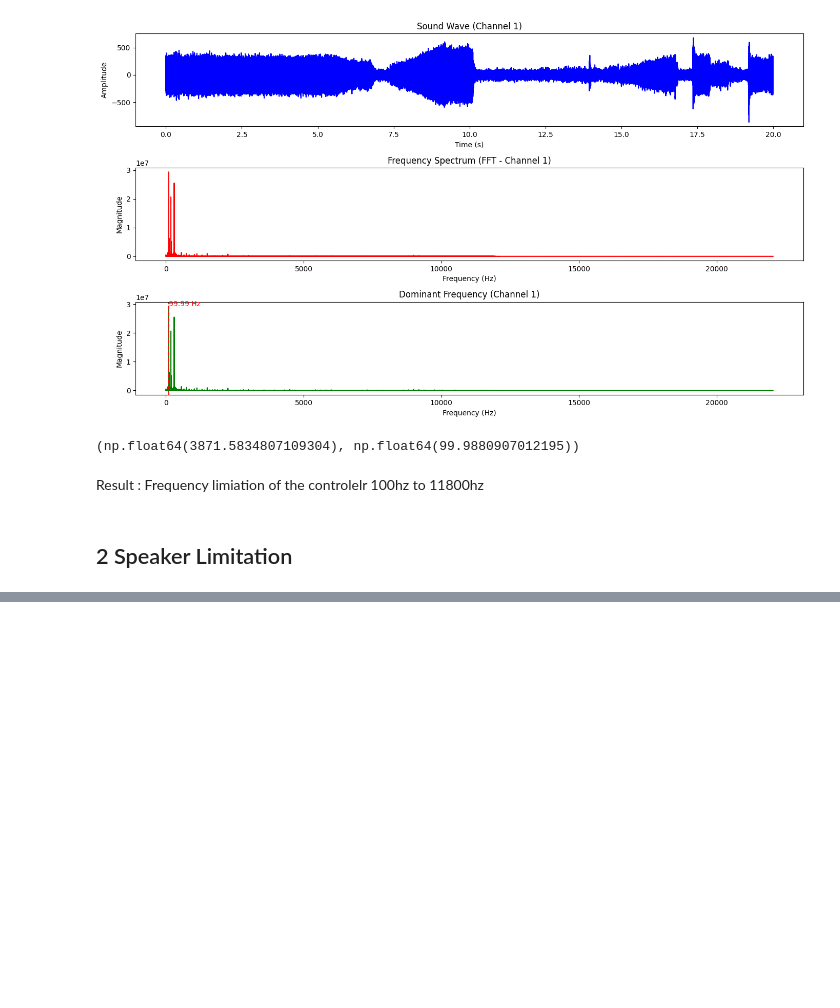
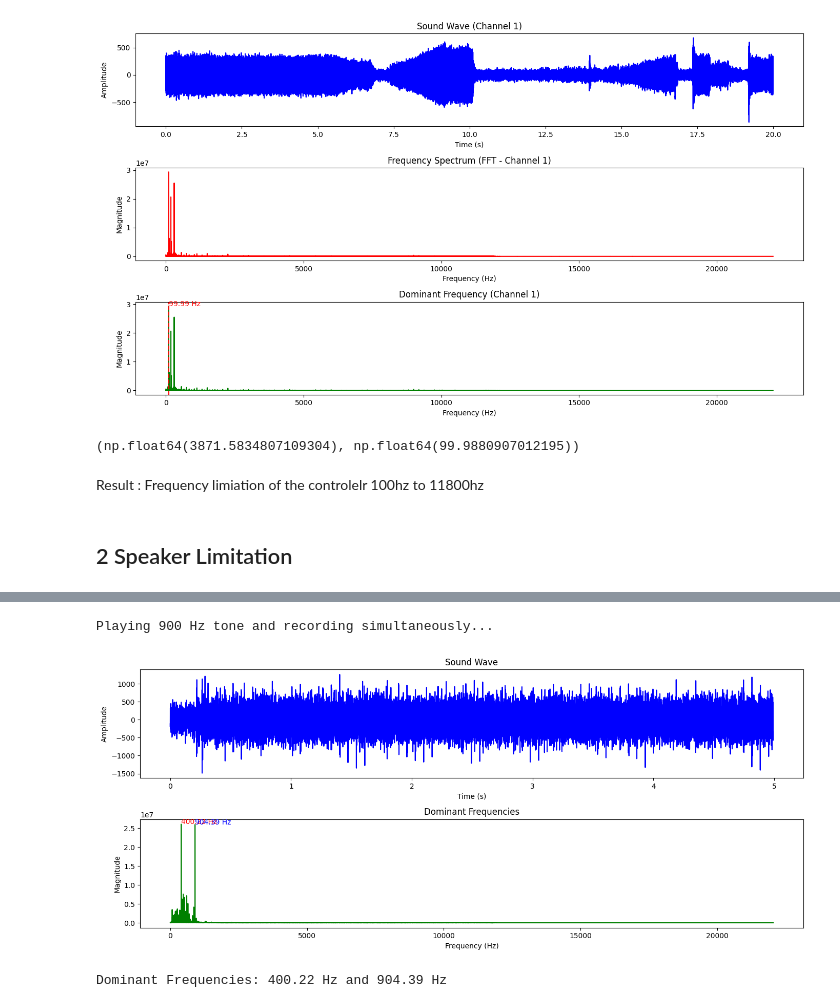
Before and after one commit to wayne-xyz/dualsense-rpi-demo, a Jupyter notebook: audio_inves/audio_invs.ipynb, the cells around one changed output, grey strips where cells are left out. Saved outputs shown, nothing was run; the diff lists cells and outputs as text; code cells hidden in the pictures; blank space fills up the shorter version.

```diff
--- a/audio_inves/audio_invs.ipynb
+++ b/audio_inves/audio_invs.ipynb
@@ -174,0 +570,8 @@ Result : Frequency limiation of the controlelr 100hz to 11800hz
+# %%
+speaker_index,mic_index=0,1
+
+play_and_capture_sound(mic_index=mic_index, speaker_index=speaker_index, sound_frequency=900, duration=5.0)
+# %% [output]
+Playing 900 Hz tone and recording simultaneously...
+[figure, added]
+Dominant Frequencies: 400.22 Hz and 904.39 Hz
```
Also changed, not shown: parts of 21 cells of this notebook.
